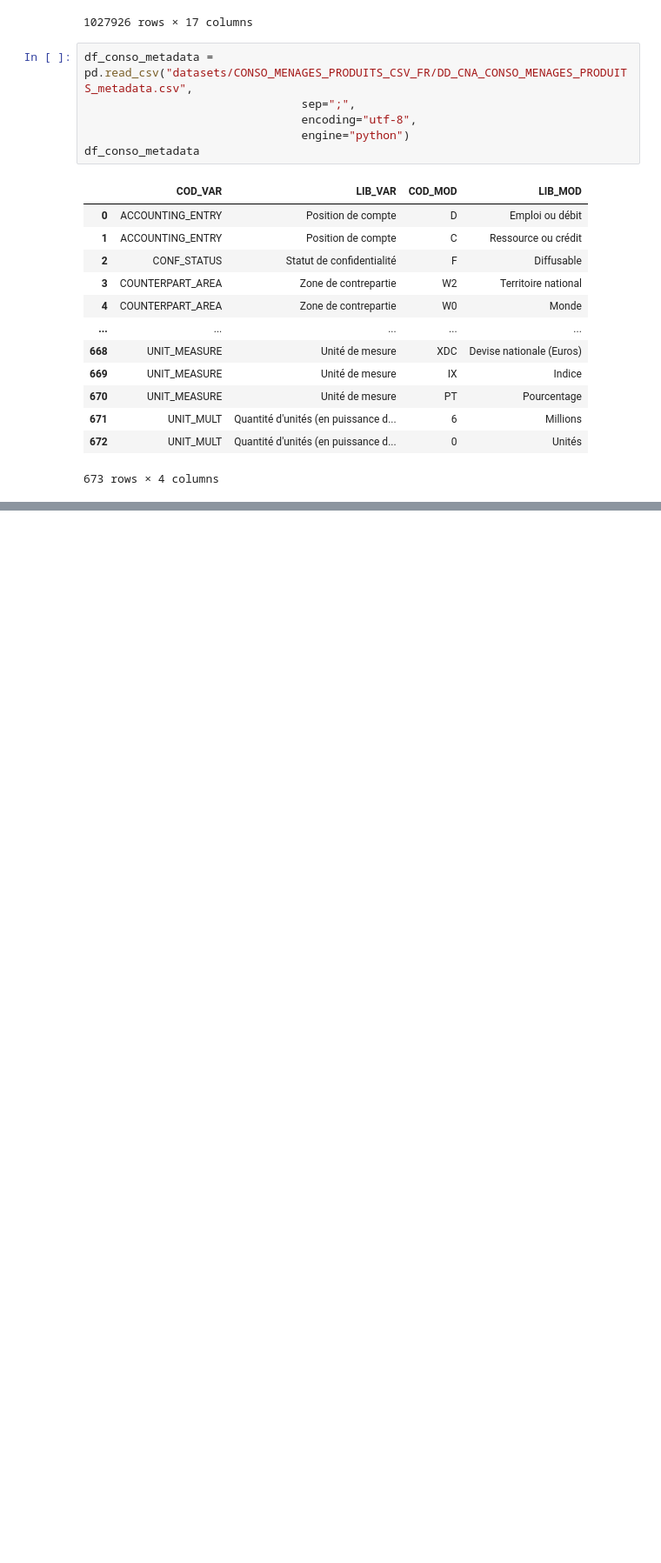
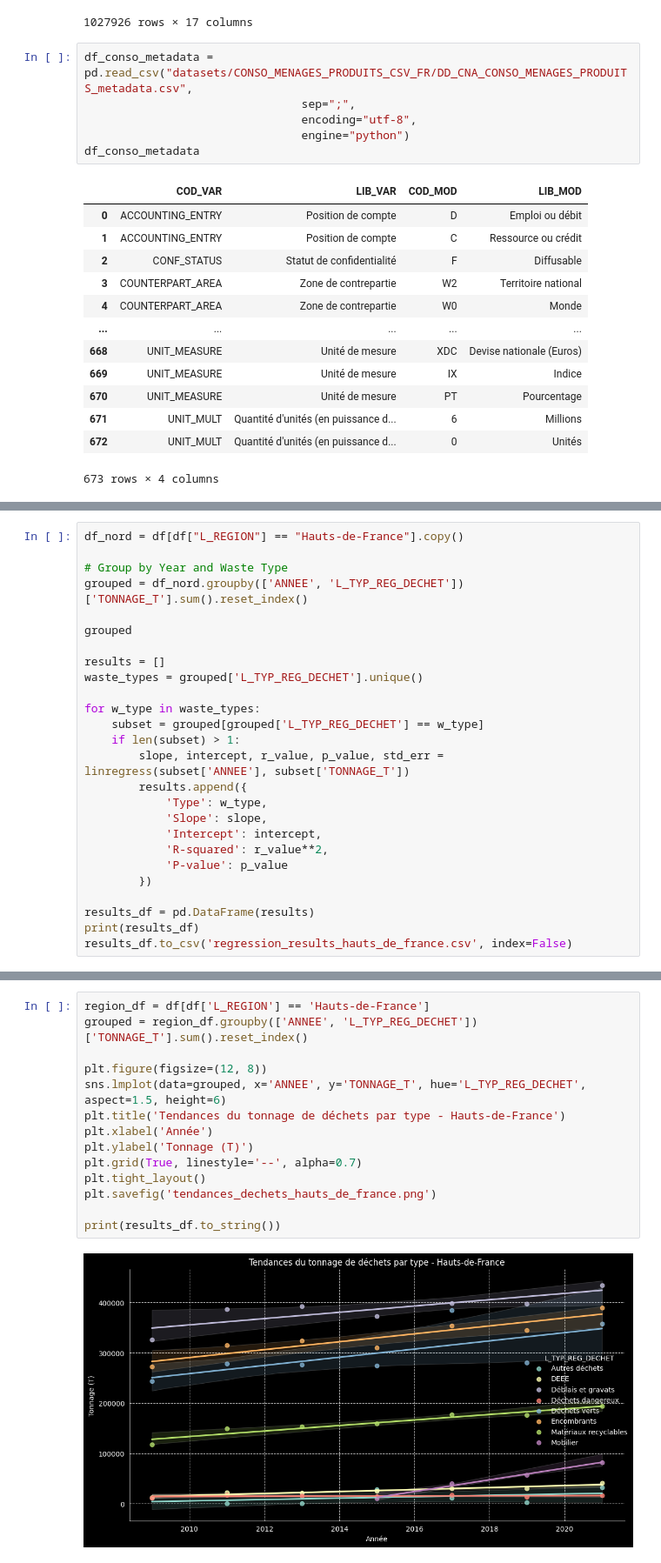
Before and after one commit to Intellix7/Challenge_final, a Jupyter notebook: test_projet1.ipynb, the cells around one changed output, grey strips where cells are left out. Shown at 87% size. Drawn from its saved outputs; the diff is of its cells as text; blank space fills up the shorter version.

```diff
--- a/test_projet1.ipynb
+++ b/test_projet1.ipynb
@@ -137,0 +137,26 @@ df_conso_metadata
+# %%
+df_nord = df[df["L_REGION"] == "Hauts-de-France"].copy()
+
+# Group by Year and Waste Type
+grouped = df_nord.groupby(['ANNEE', 'L_TYP_REG_DECHET'])['TONNAGE_T'].sum().reset_index()
+
+grouped
+
+results = []
+waste_types = grouped['L_TYP_REG_DECHET'].unique()
+
+for w_type in waste_types:
+    subset = grouped[grouped['L_TYP_REG_DECHET'] == w_type]
+    if len(subset) > 1:
+        slope, intercept, r_value, p_value, std_err = linregress(subset['ANNEE'], subset['TONNAGE_T'])
+        results.append({
+            'Type': w_type,
+            'Slope': slope,
+            'Intercept': intercept,
+            'R-squared': r_value**2,
+            'P-value': p_value
+        })
+
+results_df = pd.DataFrame(results)
+print(results_df)
+results_df.to_csv('regression_results_hauts_de_france.csv', index=False)
@@ -137,0 +173,16 @@ df_conso_metadata
+# %%
+region_df = df[df['L_REGION'] == 'Hauts-de-France']
+grouped = region_df.groupby(['ANNEE', 'L_TYP_REG_DECHET'])['TONNAGE_T'].sum().reset_index()
+
+plt.figure(figsize=(12, 8))
+sns.lmplot(data=grouped, x='ANNEE', y='TONNAGE_T', hue='L_TYP_REG_DECHET', aspect=1.5, height=6)
+plt.title('Tendances du tonnage de déchets par type - Hauts-de-France')
+plt.xlabel('Année')
+plt.ylabel('Tonnage (T)')
+plt.grid(True, linestyle='--', alpha=0.7)
+plt.tight_layout()
+plt.savefig('tendances_dechets_hauts_de_france.png')
+
+print(results_df.to_string())
+# %% [output]
+[figure, added]
```
Also changed, not shown: parts of 4 cells of this notebook, 6 other files.
